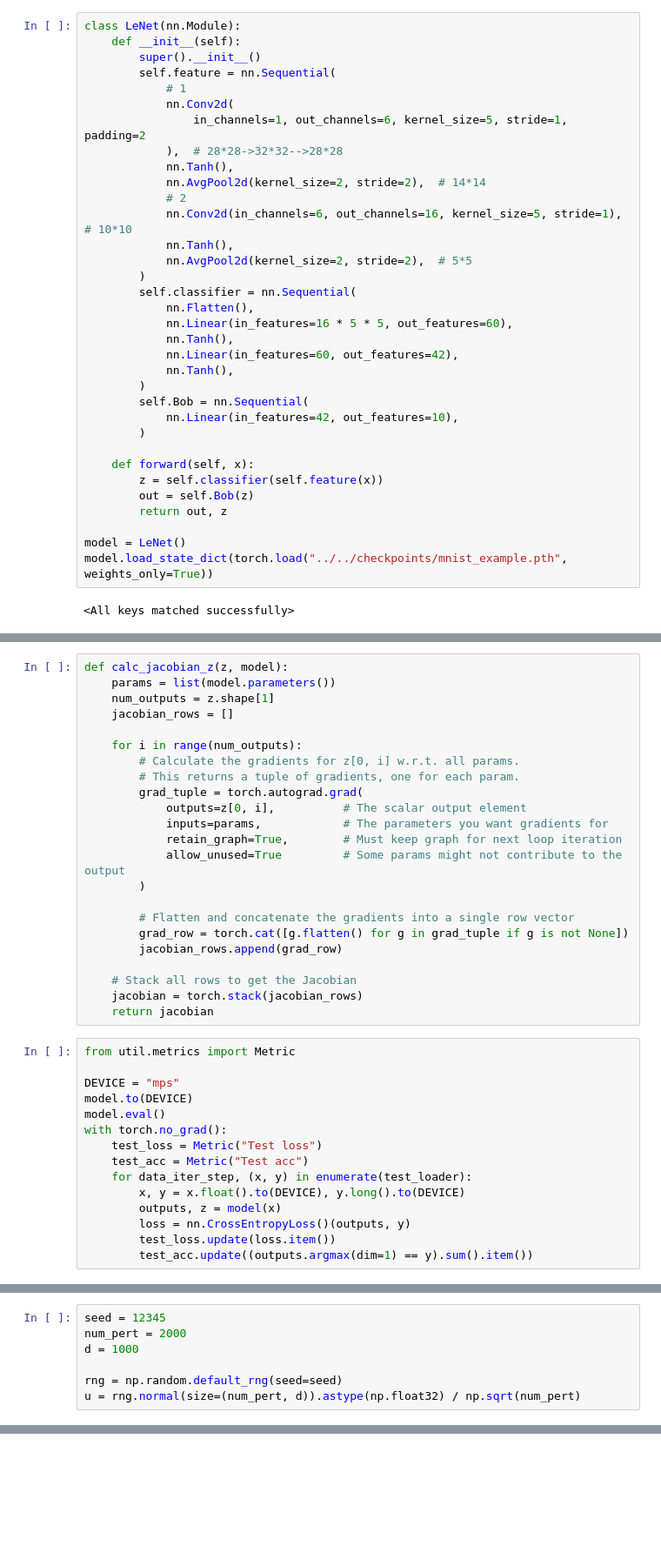
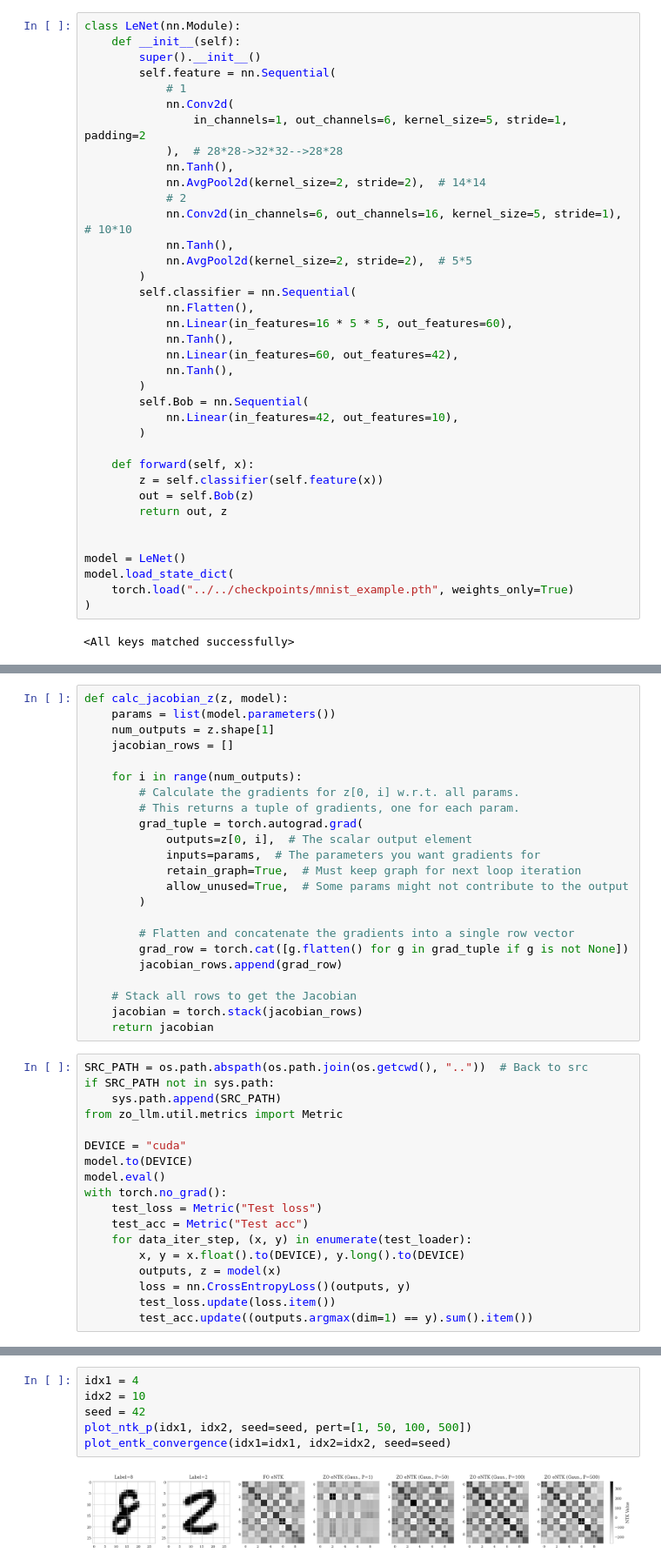
Before and after one commit to RogerRogerUSC/ZO-Learning-Dynamics, a Jupyter notebook: src/zo_dynamics/mnist_example.ipynb, the cells around one changed output, grey strips where cells are left out. Shown at 87% size. Drawn from its saved outputs; the diff is of its cells as text; blank space fills up the shorter version.

Commit message:
Update mnist and llm.

```diff
--- a/src/zo_dynamics/mnist_example.ipynb
+++ b/src/zo_dynamics/mnist_example.ipynb
@@ -41,8 +44,11 @@ class LeNet(nn.Module):
         out = self.Bob(z)
         return out, z
 
+
 model = LeNet()
-model.load_state_dict(torch.load("../../checkpoints/mnist_example.pth", weights_only=True))
+model.load_state_dict(
+    torch.load("../../checkpoints/mnist_example.pth", weights_only=True)
+)
 # %% [output]
 <All keys matched successfully>
 # %%
@@ -74,10 +80,10 @@ def calc_jacobian_z(z, model):
         # Calculate the gradients for z[0, i] w.r.t. all params.
         # This returns a tuple of gradients, one for each param.
         grad_tuple = torch.autograd.grad(
-            outputs=z[0, i],          # The scalar output element
-            inputs=params,            # The parameters you want gradients for
-            retain_graph=True,        # Must keep graph for next loop iteration
-            allow_unused=True         # Some params might not contribute to the output
+            outputs=z[0, i],  # The scalar output element
+            inputs=params,  # The parameters you want gradients for
+            retain_graph=True,  # Must keep graph for next loop iteration
+            allow_unused=True,  # Some params might not contribute to the output
         )
 
         # Flatten and concatenate the gradients into a single row vector
@@ -88,9 +94,12 @@ def calc_jacobian_z(z, model):
     jacobian = torch.stack(jacobian_rows)
     return jacobian
 # %%
-from util.metrics import Metric
+SRC_PATH = os.path.abspath(os.path.join(os.getcwd(), ".."))  # Back to src
+if SRC_PATH not in sys.path:
+    sys.path.append(SRC_PATH)
+from zo_llm.util.metrics import Metric
 
-DEVICE = "mps"
+DEVICE = "cuda"
 model.to(DEVICE)
 model.eval()
 with torch.no_grad():
@@ -140,7 +159,0 @@ plot_ntk(125, 130, seed=1223, num_pert=1)
-# %%
-seed = 12345
-num_pert = 2000
-d = 1000
-
-rng = np.random.default_rng(seed=seed)
-u = rng.normal(size=(num_pert, d)).astype(np.float32) / np.sqrt(num_pert)
@@ -199,0 +452,8 @@ opt = zo_optim.ZOOptimizer.from_config(config, model)
+# %%
+idx1 = 4
+idx2 = 10
+seed = 42
+plot_ntk_p(idx1, idx2, seed=seed, pert=[1, 50, 100, 500])
+plot_entk_convergence(idx1=idx1, idx2=idx2, seed=seed)
+# %% [output]
+[figure, added]
```
Also changed, not shown: parts of 21 cells of this notebook, 1 other file.
